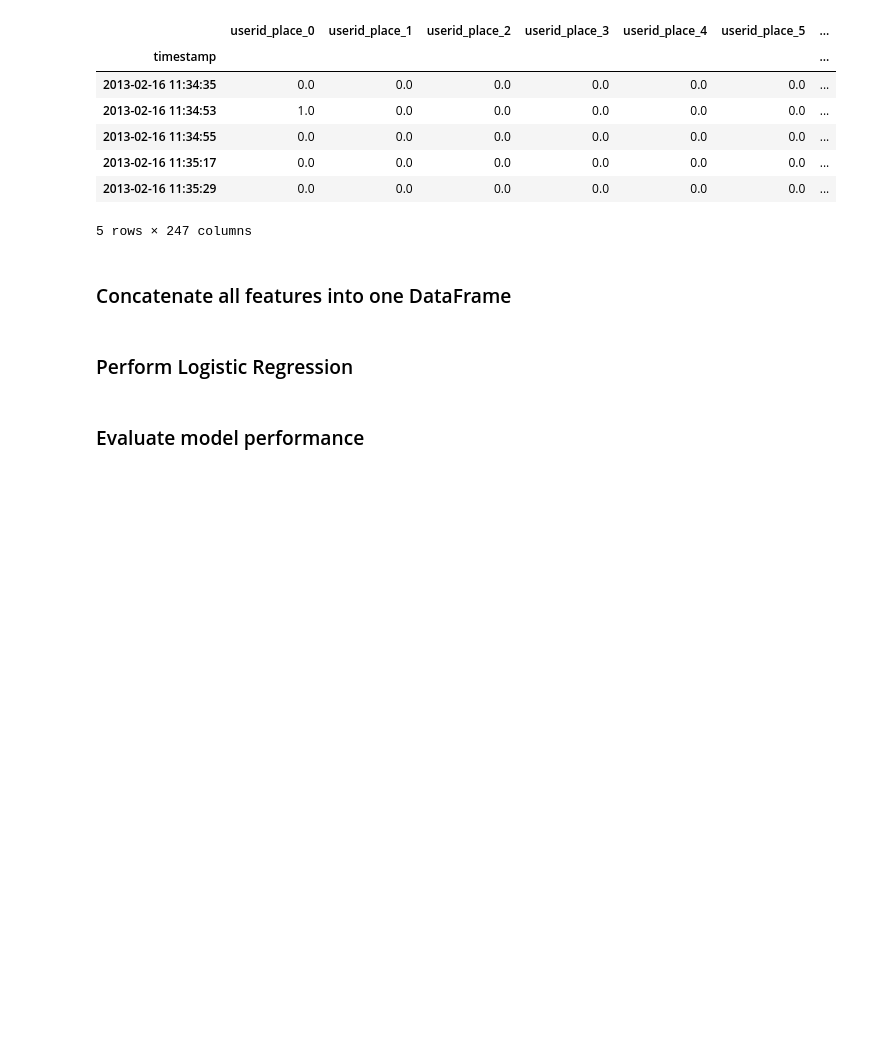
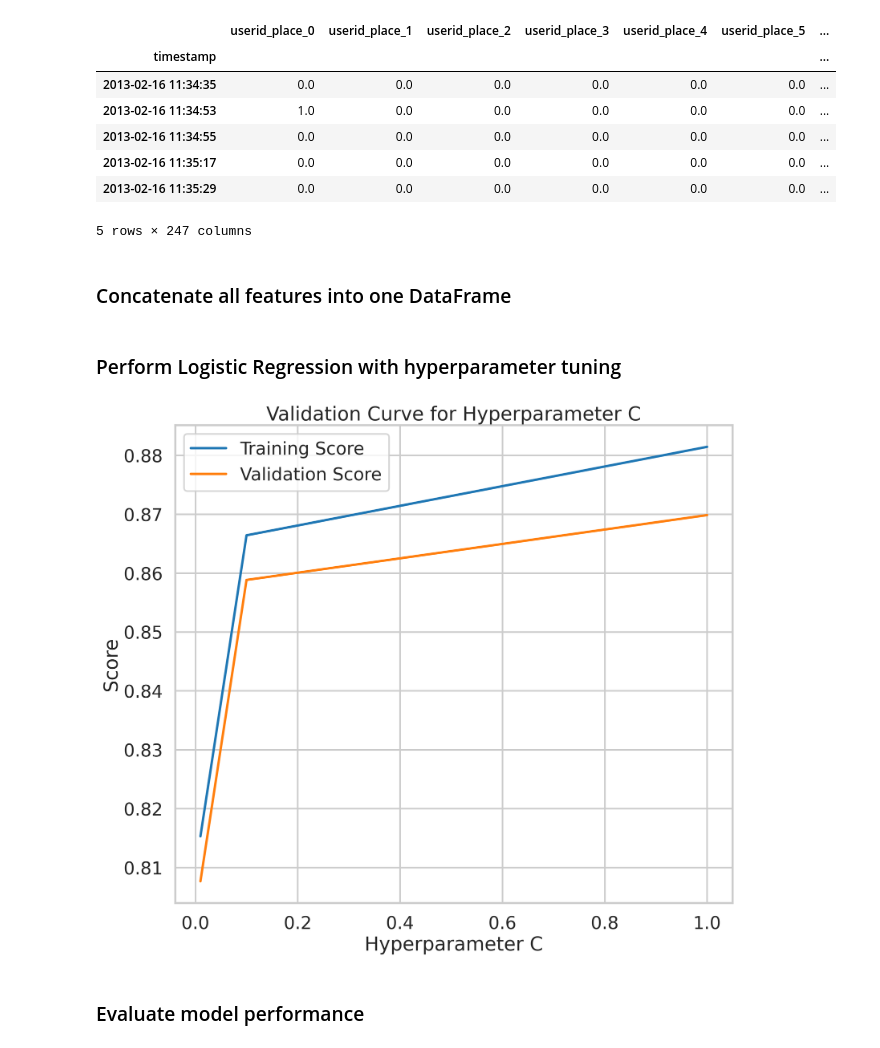
Before and after one commit to kevinlimk/FoursquareTokyo, a Jupyter notebook: 04_machinelearning.ipynb, the cells around one changed output. Cells and saved outputs as stored; diff of their text form; code cells hidden in the pictures; blank space fills up the shorter version.

```diff
--- a/04_machinelearning.ipynb
+++ b/04_machinelearning.ipynb
@@ -23,6 +25,7 @@ sns.set_style("whitegrid")
 sns.set_context("poster")
 rcParams['figure.figsize'] = (12.5, 11)
 rcParams['figure.dpi'] = 250
+rcParams['font.size'] = 12
 # %% [markdown]
 ### Load engineered features
 # %%
@@ -72,15 +75,48 @@ df_irregular_creatures_of_habit.tail()
 df_ML = pd.concat(
     [df_creatures_of_habit, df_irregular_creatures_of_habit], axis=1)
 # %% [markdown]
-### Perform Logistic Regression
+### Perform Logistic Regression with hyperparameter tuning
 # %%
 Xtrain = df_ML['2012-July':'2013-Jan']
 Xtest = df_ML['2013-Feb':]
 ytrain = df['2012-July':'2013-Jan'].venuecat_encoded
 ytest = df['2013-Feb':].venuecat_encoded
-
-clf = LogisticRegression(max_iter=1000)
-clf.fit(Xtrain, ytrain)
-ytrain_pred = clf.predict(Xtrain)
-ytest_pred = clf.predict(Xtest)
-probs = clf.predict_proba(df_ML)
+# %%
+C_range = [0.01, 0.1, 1]
+tscv = TimeSeriesSplit()
+train_acc_dict = {}
+test_acc_dict = {}
+
+for C in C_range:
+
+    C_train_acc = []
+    C_test_acc = []
+
+    for train_index, test_index in tscv.split(Xtrain):
+
+        clf = LogisticRegression(C=C, max_iter=500)
+        clf.fit(Xtrain.values[train_index], ytrain.values[train_index])
+        ytrain_split = clf.predict(Xtrain.values[train_index])
+        ytest_split = clf.predict(Xtrain.values[test_index])
+
+        C_train_acc.append(accuracy_score(ytrain.values[train_index], ytrain_split))
+        C_test_acc.append(accuracy_score(ytrain.values[test_index], ytest_split))
+
+    train_acc_dict[C] = np.mean(C_train_acc)
+    test_acc_dict[C] = np.mean(C_test_acc)
+# %%
+C_train_tuple = sorted(train_acc_dict.items())
+C_test_tuple = sorted(test_acc_dict.items())
+
+C_train, train_acc = zip(*C_train_tuple)
+C_test, test_acc = zip(*C_test_tuple)
+
+plt.plot(C_train, train_acc)
+plt.plot(C_test, test_acc)
+
+plt.xlabel("Hyperparameter C")
+plt.ylabel("Score")
+plt.legend(["Training Score", "Validation Score"])
+plt.title("Validation Curve for Hyperparameter C");
+# %% [output]
+[figure, added]
```
Also changed, not shown: parts of 7 cells of this notebook, 1 other file.
